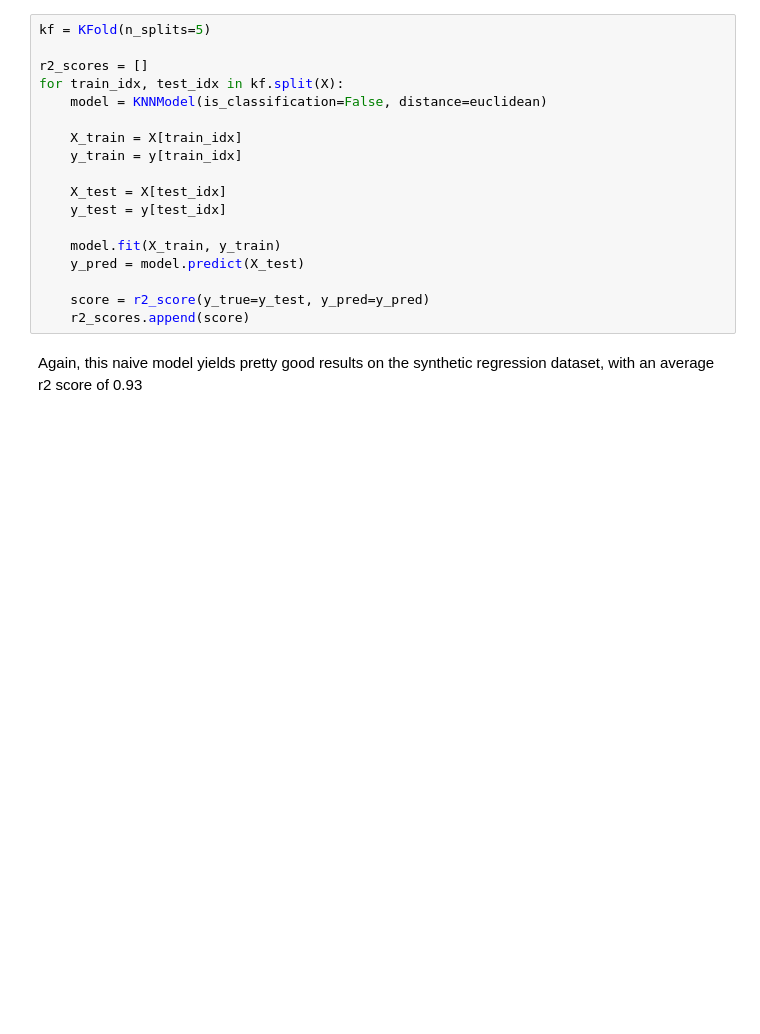
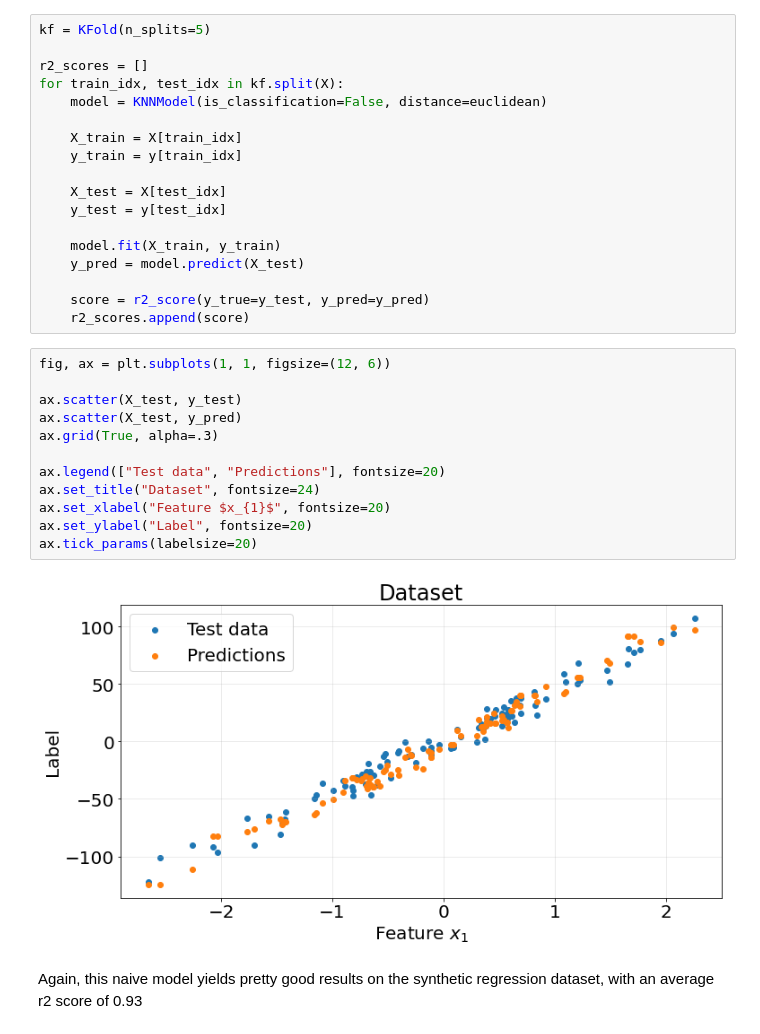
Before and after one commit to Xylambda/qblog, a Jupyter notebook: posts/09_08_2024_ml_notes_2.ipynb, the cells around one changed output. Saved outputs shown, nothing was run; the diff lists cells and outputs as text; blank space fills up the shorter version.

```diff
--- a/posts/09_08_2024_ml_notes_2.ipynb
+++ b/posts/09_08_2024_ml_notes_2.ipynb
@@ -224,6 +224,20 @@ for train_idx, test_idx in kf.split(X):
 
     score = r2_score(y_true=y_test, y_pred=y_pred)
     r2_scores.append(score)
+# %%
+fig, ax = plt.subplots(1, 1, figsize=(12, 6))
+
+ax.scatter(X_test, y_test)
+ax.scatter(X_test, y_pred)
+ax.grid(True, alpha=.3)
+
+ax.legend(["Test data", "Predictions"], fontsize=20)
+ax.set_title("Dataset", fontsize=24)
+ax.set_xlabel("Feature $x_{1}$", fontsize=20)
+ax.set_ylabel("Label", fontsize=20)
+ax.tick_params(labelsize=20)
+# %% [output]
+[figure, added]
 # %% [markdown]
 Again, this naive model yields pretty good results on the synthetic regression dataset, with an average r2 score of 0.93
 # %%
```
Also changed, not shown: 5 other files.
